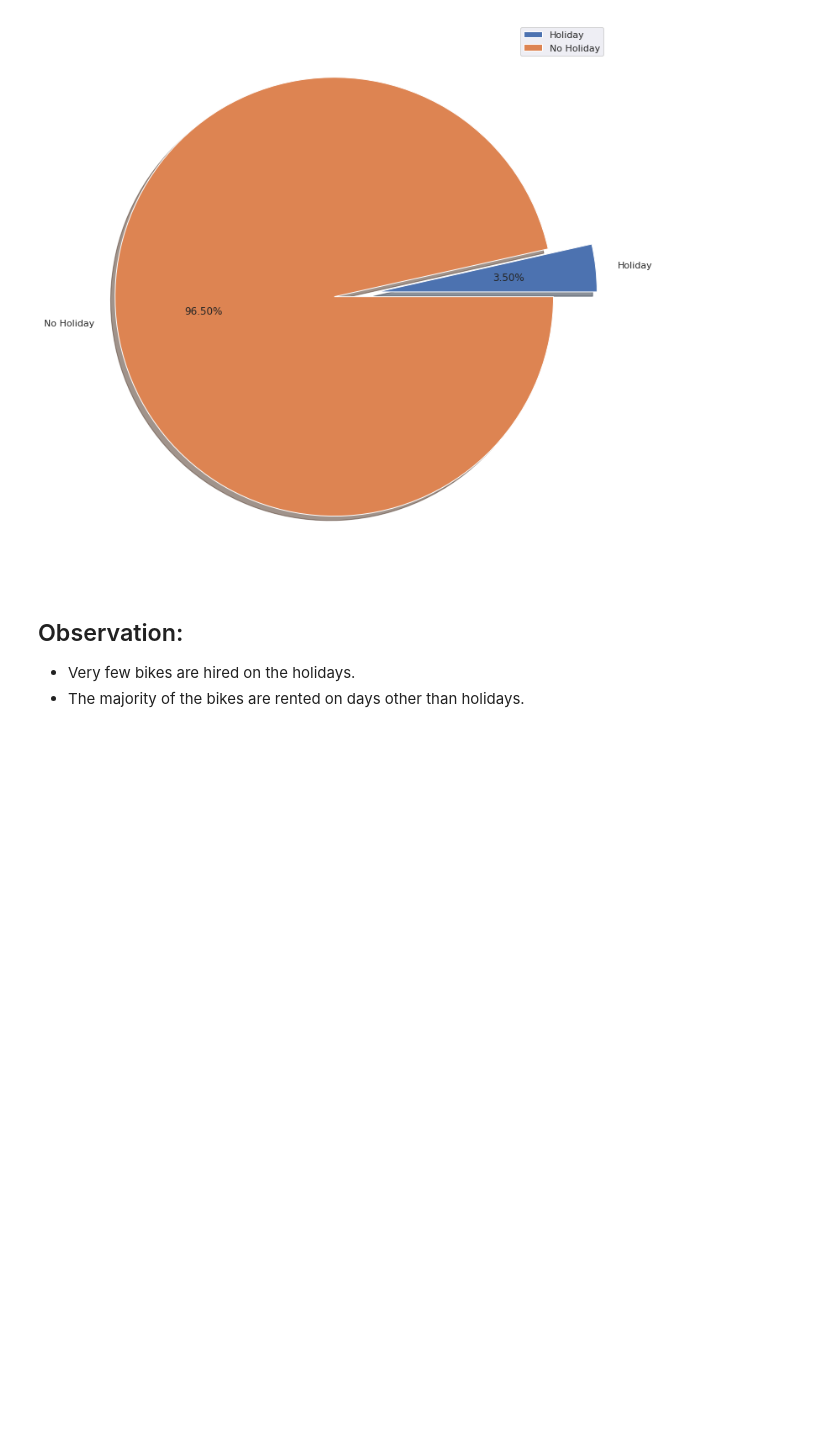
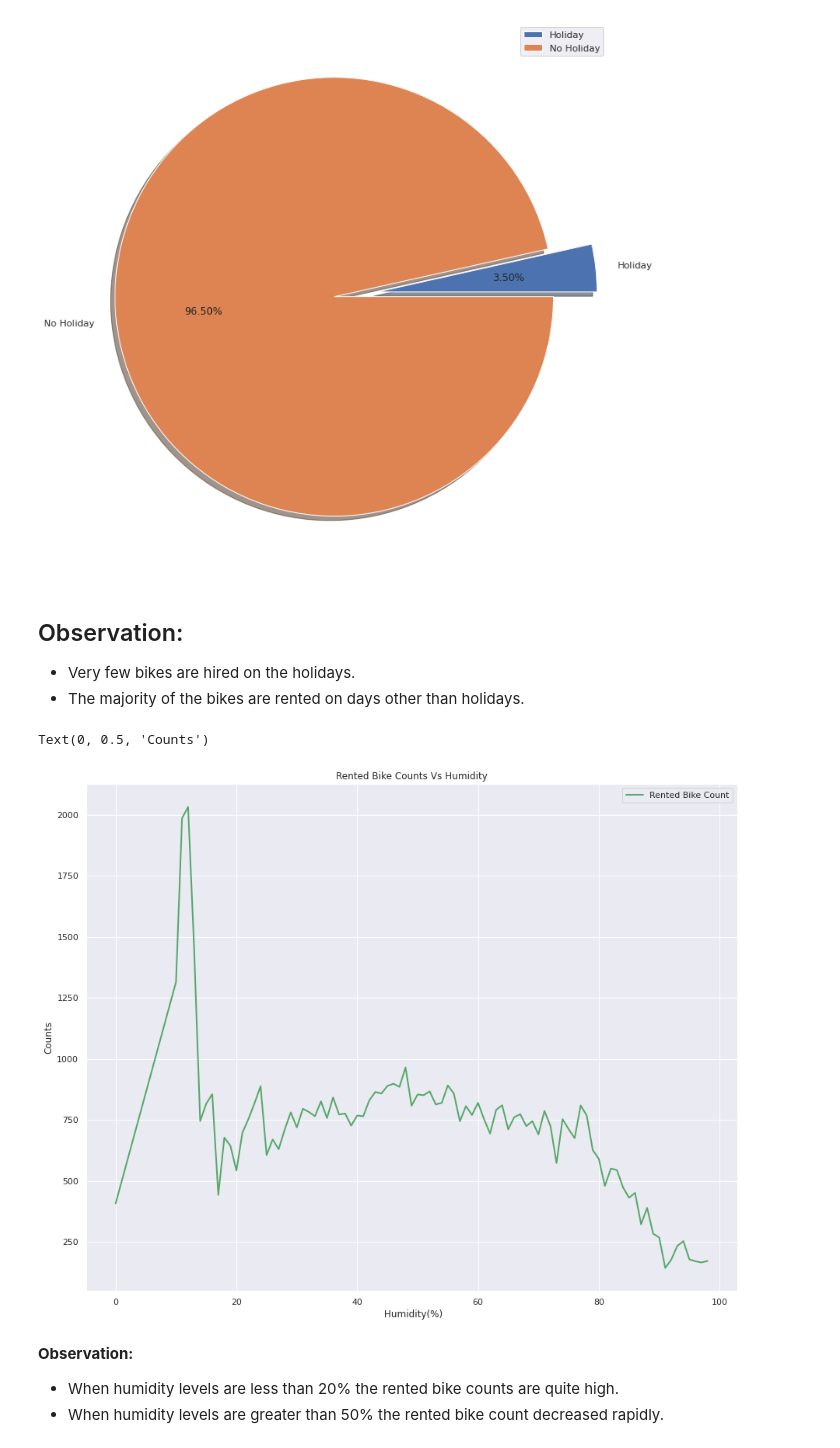
Before and after one commit to aryarajat/Bike-Rental-Demand, a Jupyter notebook: Seoul_Bike_Sharing_Demand_Prediction_Capstone_Project.ipynb, the cells around one changed output. Drawn from its saved outputs; the diff is of its cells as text; code cells hidden in the pictures; blank space fills up the shorter version.

```diff
--- a/Seoul_Bike_Sharing_Demand_Prediction_Capstone_Project.ipynb
+++ b/Seoul_Bike_Sharing_Demand_Prediction_Capstone_Project.ipynb
@@ -378,3 +378,21 @@ plt.legend(holiday_df.index)
 
 *   Very few bikes are hired on the holidays.
 *   The majority of the bikes are rented on days other than holidays.
+# %%
+# Plot the graph between the Humidity and Rented Bike counts
+humidity_rent=bike_df.groupby('Humidity(%)')['Rented Bike Count'].mean()
+humidity_df=pd.DataFrame(humidity_rent)
+humidity_df.plot(kind='line', linewidth=2, markersize=12,animated=True, color='g')
+plt.title('Rented Bike Counts Vs Humidity')
+plt.xlabel(' Humidity(%)')
+plt.ylabel('Counts')
+# %% [output]
+Text(0, 0.5, 'Counts')
+[figure, added]
+# %% [markdown]
+**Observation:**
+
+
+
+*   When humidity levels are less than 20% the rented bike counts are quite high.
+*   When humidity levels are greater than 50% the rented bike count decreased rapidly.
```
Also changed, not shown: parts of 1 cell of this notebook.
